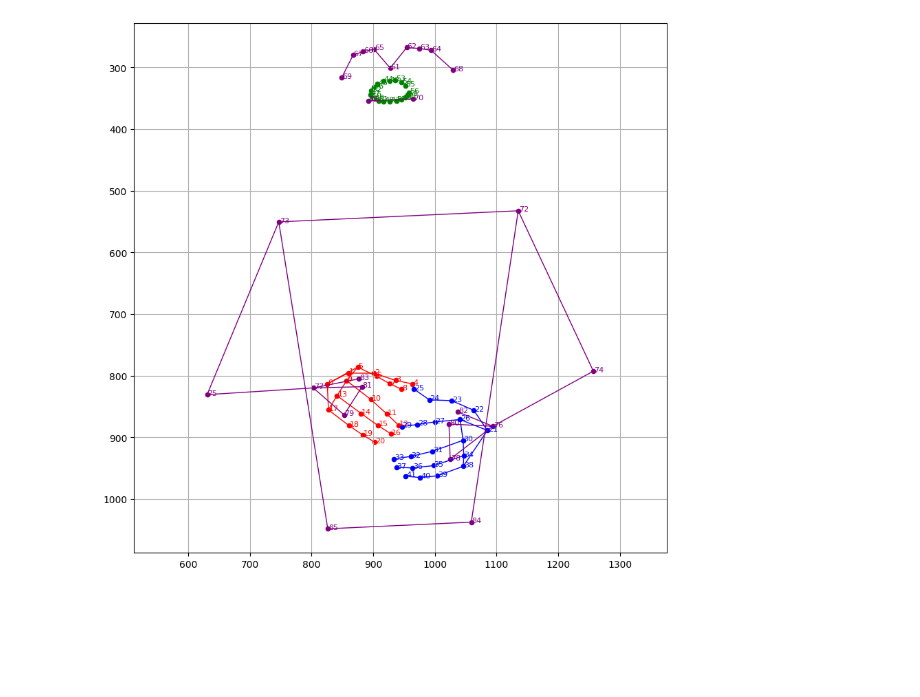
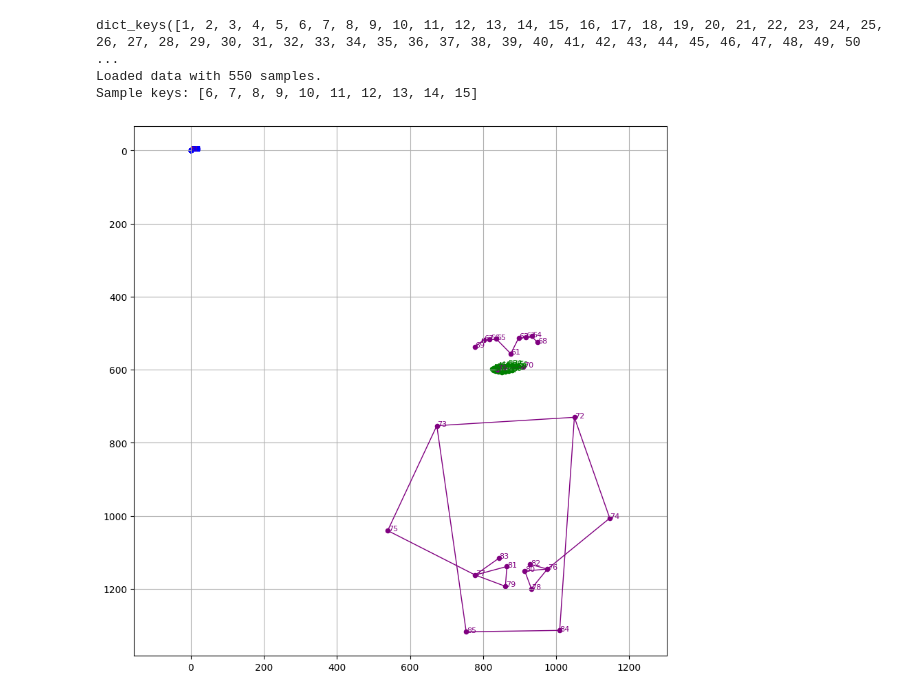
Before and after one commit to rezwanh001/MSLR-Pose86K-CSLR-Isharah, a Jupyter notebook: utils/iccv_visualize.ipynb, the cells around one changed output. Cells and saved outputs as stored; diff of their text form; code cells hidden in the pictures; blank space fills up the shorter version.

```diff
--- a/utils/iccv_visualize.ipynb
+++ b/utils/iccv_visualize.ipynb
@@ -12,10 +12,18 @@ import mediapipe as mp
 # with open('/home/cpami-llm/CPAMI_WorkPlace/Rezwan/MSLR-2025/public_si_dat/pose_data_isharah1000_hands_lips_body_May12.pkl', 'rb') as f:
 #     data_dict = pickle.load(f)
 
-# Load the pickle file (Task-2)
-with open('/home/cpami-llm/CPAMI_WorkPlace/Rezwan/MSLR-2025/public_us_dat/pose_data_isharah1000_hands_lips_body_May12.pkl', 'rb') as f:
+# # Load the pickle file (Task-2)
+# with open('/home/cpami-llm/CPAMI_WorkPlace/Rezwan/MSLR-2025/MSLR-Pose86K-CSLR-Isharah/data/public_us_dat/pose_data_isharah1000_hands_lips_body_May12.pkl', 'rb') as f:
+#     data_dict = pickle.load(f)
+
+with open('/home/cpami-llm/CPAMI_WorkPlace/Rezwan/MSLR-2025/MSLR-Pose86K-CSLR-Isharah/data/public_us_dat/pose_data_isharah1000_US_test/pose_data_isharah1000_US_test.pkl', 'rb') as f:
     data_dict = pickle.load(f)
 
+
+print(data_dict.keys())
+
+print(f"Loaded data with {len(data_dict)} samples.")
+print(f"Sample keys: {list(data_dict.keys())[5:15]}")  # Print first 5 sample keys
 
 # Choose a sample
 sample_key = list(data_dict.keys())[0]
@@ -48,31 +56,34 @@ def draw_connections(part, connections, offset, color):
         start = offset + start_idx
         end = offset + end_idx
         if start < len(combined) and end < len(combined):
             x1, y1 = combined[start]
             x2, y2 = combined[end]
             plt.plot([x1, x2], [y1, y2], color=color, linewidth=1)
 
 def draw_points(part, offset, color):
     for i, (x, y) in enumerate(part):
         global_idx = offset + i
         plt.scatter(x, y, color=color, s=20)
         plt.text(x + 1, y + 1, str(global_idx), fontsize=8, color=color)
 
 # Draw each component
 draw_connections(rh, mp.solutions.hands.HAND_CONNECTIONS, rh_offset, 'red')
 draw_connections(lh, mp.solutions.hands.HAND_CONNECTIONS, lh_offset, 'blue')
 # draw_connections(lips, mp.solutions.face_mesh.FACEMESH_LIPS, lips_offset, 'green')
 draw_connections(body, mp.solutions.holistic.POSE_CONNECTIONS, body_offset, 'purple')
 
 draw_points(rh, rh_offset, 'red')
 draw_points(lh, lh_offset, 'blue')
 draw_points(lips, lips_offset, 'green')
 draw_points(body, body_offset, 'purple')
 
 #plt.title(f'Frame Visualization with Keypoint Indices\n{sample_key}')
 plt.gca().invert_yaxis()
 plt.axis('equal')
 plt.grid(True)
 plt.show()
 # %% [output]
+dict_keys([1, 2, 3, 4, 5, 6, 7, 8, 9, 10, 11, 12, 13, 14, 15, 16, 17, 18, 19, 20, 21, 22, 23, 24, 25, 26, 27, 28, 29, 30, 31, 32, 33, 34, 35, 36, 37, 38, 39, 40, 41, 42, 43, 44, 45, 46, 47, 48, 49, 50 ...
+Loaded data with 550 samples.
+Sample keys: [6, 7, 8, 9, 10, 11, 12, 13, 14, 15]
-[figure, old version]
+[figure, new version]
```
Also changed, not shown: 1 other file.
